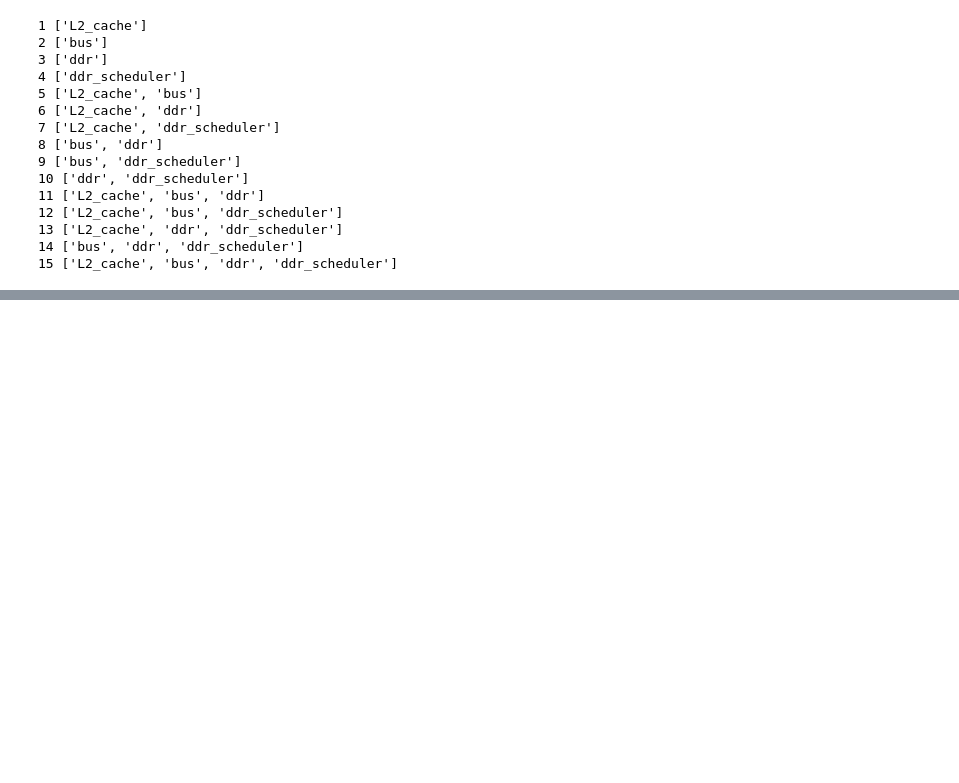
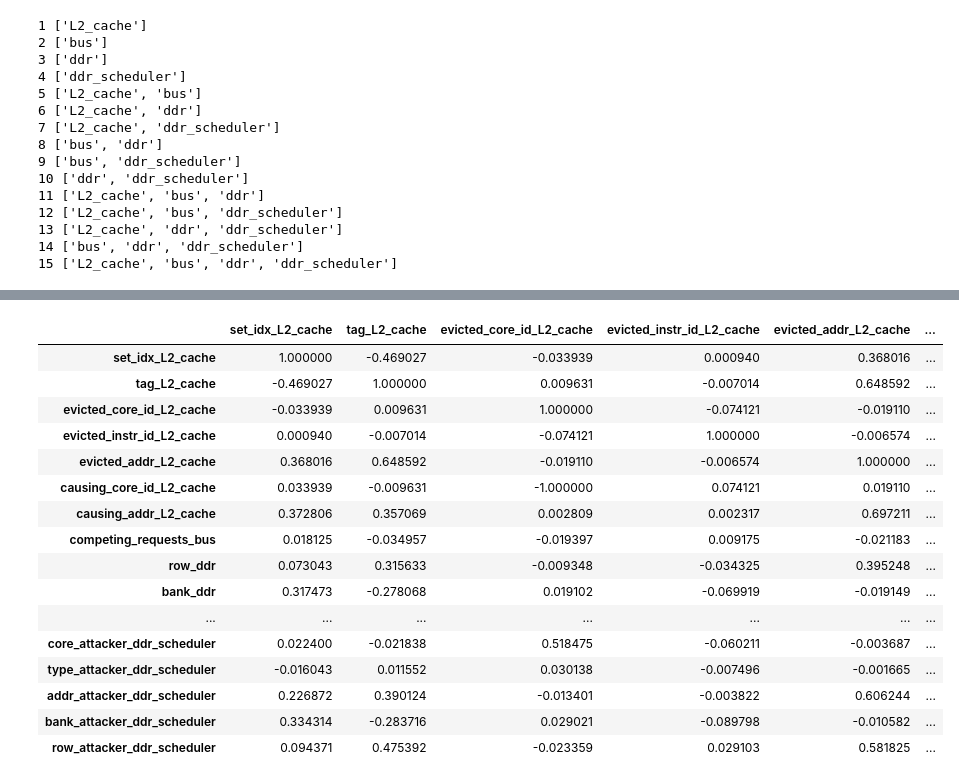
Before and after one commit to Ludoviccccc/Aixia_nouvelle_approche, a Jupyter notebook: analysis_imgep_if.ipynb, the cells around one changed output, grey strips where cells are left out. Drawn from its saved outputs; the diff is of its cells as text; code cells hidden in the pictures; blank space fills up the shorter version.

```diff
--- a/analysis_imgep_if.ipynb
+++ b/analysis_imgep_if.ipynb
@@ -328,0 +379,21 @@ values_subset_6,index = subset_2_tab(power_set[6],content)
+# %%
+corr = df_dict[15].corr()
+corr.style.background_gradient(cmap='coolwarm')
+# %% [output]
+|  | set_idx_L2_cache | tag_L2_cache | evicted_core_id_L2_cache | evicted_instr_id_L2_cache | evicted_addr_L2_cache | ... |
+| set_idx_L2_cache | 1.000000 | -0.469027 | -0.033939 | 0.000940 | 0.368016 | ... |
+| tag_L2_cache | -0.469027 | 1.000000 | 0.009631 | -0.007014 | 0.648592 | ... |
+| evicted_core_id_L2_cache | -0.033939 | 0.009631 | 1.000000 | -0.074121 | -0.019110 | ... |
+| evicted_instr_id_L2_cache | 0.000940 | -0.007014 | -0.074121 | 1.000000 | -0.006574 | ... |
+| evicted_addr_L2_cache | 0.368016 | 0.648592 | -0.019110 | -0.006574 | 1.000000 | ... |
+| causing_core_id_L2_cache | 0.033939 | -0.009631 | -1.000000 | 0.074121 | 0.019110 | ... |
+| causing_addr_L2_cache | 0.372806 | 0.357069 | 0.002809 | 0.002317 | 0.697211 | ... |
+| competing_requests_bus | 0.018125 | -0.034957 | -0.019397 | 0.009175 | -0.021183 | ... |
+| row_ddr | 0.073043 | 0.315633 | -0.009348 | -0.034325 | 0.395248 | ... |
+| bank_ddr | 0.317473 | -0.278068 | 0.019102 | -0.069919 | -0.019149 | ... |
+| ... | ... | ... | ... | ... | ... | ... |
+| core_attacker_ddr_scheduler | 0.022400 | -0.021838 | 0.518475 | -0.060211 | -0.003687 | ... |
+| type_attacker_ddr_scheduler | -0.016043 | 0.011552 | 0.030138 | -0.007496 | -0.001665 | ... |
+| addr_attacker_ddr_scheduler | 0.226872 | 0.390124 | -0.013401 | -0.003822 | 0.606244 | ... |
+| bank_attacker_ddr_scheduler | 0.334314 | -0.283716 | 0.029021 | -0.089798 | -0.010582 | ... |
+| row_attacker_ddr_scheduler | 0.094371 | 0.475392 | -0.023359 | 0.029103 | 0.581825 | ... |
```
Also changed, not shown: parts of 16 cells of this notebook, 2 other files.
